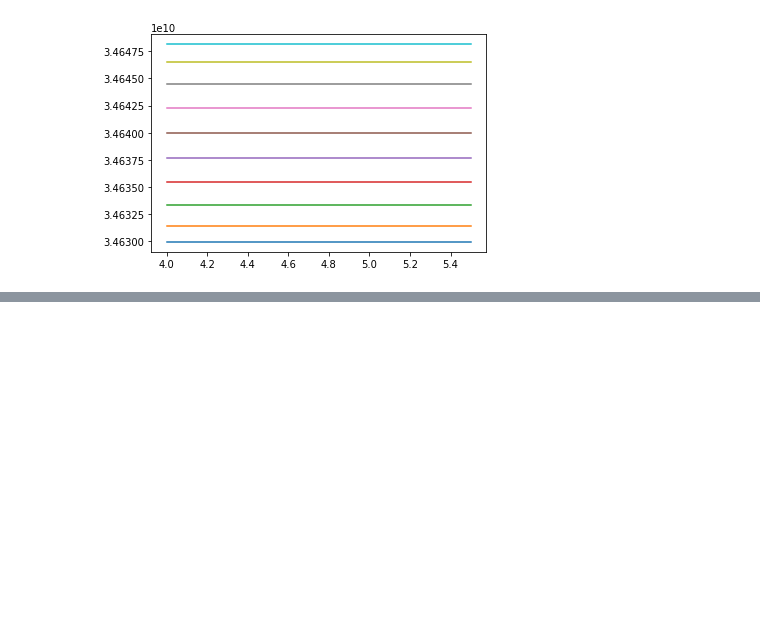
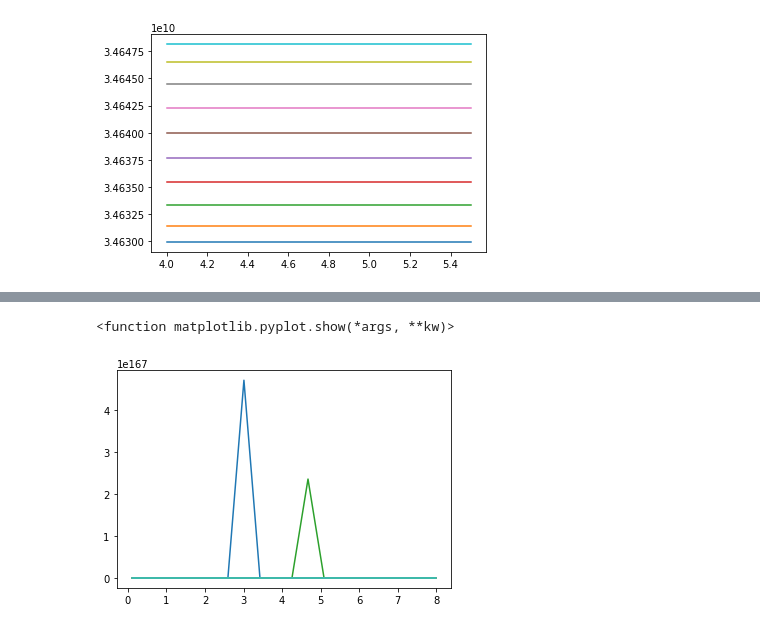
Before and after one commit to tpellet/BootCamp2019, a Jupyter notebook: ProblemSets/Econ/Week 4 - Firms Dynamics/Firm Entry and Exit/Pbset - Firm Entry and Exit.ipynb, the cells around one changed output, grey strips where cells are left out. Cells and saved outputs as stored; diff of their text form; code cells hidden in the pictures; blank space fills up the shorter version.

```diff
--- a/ProblemSets/Econ/Week 4 - Firms Dynamics/Firm Entry and Exit/Pbset - Firm Entry and Exit.ipynb
+++ b/ProblemSets/Econ/Week 4 - Firms Dynamics/Firm Entry and Exit/Pbset - Firm Entry and Exit.ipynb
@@ -123,6 +123,9 @@ LOM_k = lambda k, i: (1-δ)*k + i
 # Wages
 w_f     = lambda ϵ, k, n: ν * np.exp(ϵ) * k**θ * n**(ν-1)
 
+# labor supply
+n_f     = lambda
+
 # Interest rate
 r_f     = lambda ϵ, k, n: θ * np.exp(ϵ) * k**(θ-1) * n**ν
 
@@ -142,11 +145,6 @@ def Uprime(c):
         return 1/c
     else:
         return 50000000
-
-# Constraint for Capital savings
-
-cons = ({'type': 'ineq', 'fun': lambda x:  30 - x},
-       {'type': 'ineq', 'fun': lambda x:  x})
 # %%
 import numpy as np
 from scipy.optimize import minimize
@@ -295,3 +293,18 @@ plt.show
                 solve = minimize(exit_x,Kp[j,l])
                 Kp_new[j,l] = solve.x
                 Vp_new[j,l] = - solve.fun
+# %%
+def get_ss():
+
+    r = (1 / β) - (1 - δ)
+    n = Nrep
+    k = (r / ((n * ν) * θ)) * (1 / (θ - 1))
+    y = (k * θ) * (n * ν)
+    i = δ * k
+    c = y - i
+    w = ν * y / n
+    a = w / c
+
+    return k, w
+K_ss, wrep = get_ss()
+print(wrep)
@@ -297,0 +472,8 @@ plt.show
+# %%
+for i in range(Nϵ):
+    plt.plot(Kgrid, Kp[:,i])
+
+plt.show
+# %% [output]
+<function matplotlib.pyplot.show(*args, **kw)>
+[figure, added]
```
Also changed, not shown: parts of 3 cells of this notebook.
